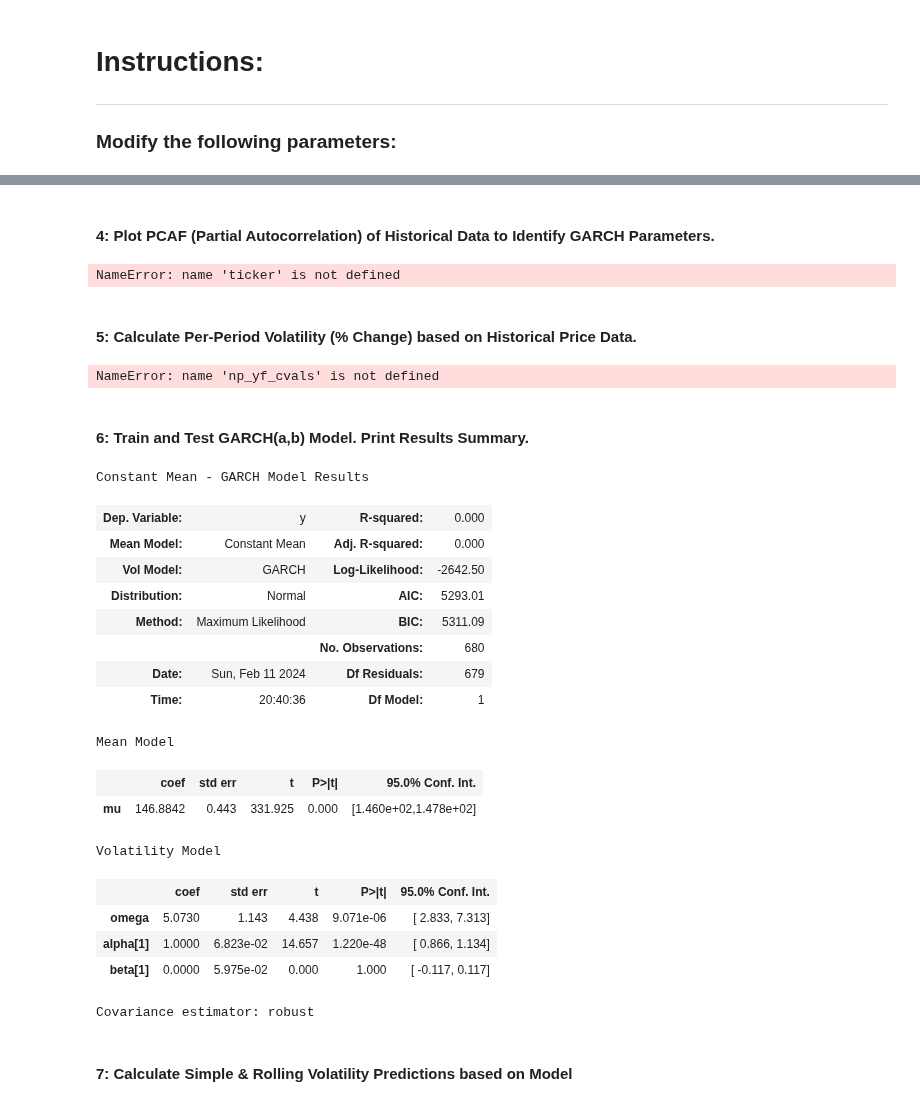
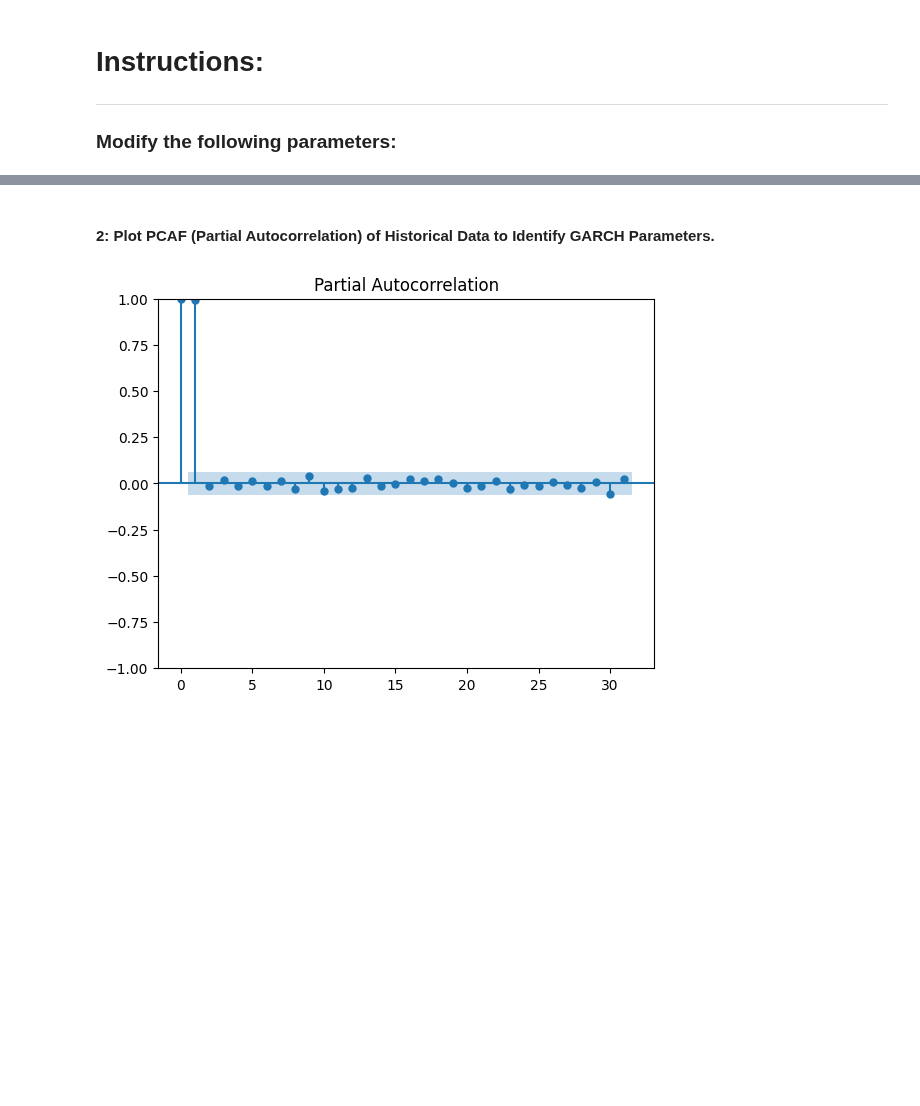
Before and after one commit to reidnclark/Multipurpose-Financial-Data-Processor-Feb-2024, a Jupyter notebook: newfinal.ipynb, the cells around one changed output, grey strips where cells are left out. Drawn from its saved outputs; the diff is of its cells as text; code cells hidden in the pictures; blank space fills up the shorter version.

```diff
--- a/newfinal.ipynb
+++ b/newfinal.ipynb
@@ -460,66 +448,15 @@ def currency_formatter(value):
 # %% [markdown]
-#### 4: Plot PCAF (Partial Autocorrelation) of Historical Data to Identify GARCH Parameters.
+#### 2: Plot PCAF (Partial Autocorrelation) of Historical Data to Identify GARCH Parameters.
-# %%
-period_input = '3y'
 # %%
 # Reset close vals to ensure data sufficiency
-yf_ticker = yf.Ticker(ticker)
+yf_ticker = yf.Ticker(ticker_input)
 yf_hist = yf_ticker.history(period=(period_input))
 pd_yf_hist = pd.DataFrame(yf_hist)
 yf_cvals = pd_yf_hist['Close']
 np_yf_cvals = np.array([yf_cvals][0])
 
 # Unhash below to show PCAF plot
-#plot_pacf(np_yf_cvals**2)
-#plt.show()
+plot_pacf(np_yf_cvals**2)
+plt.show()
 # %% [output]
-NameError: name 'ticker' is not defined
+[figure, added]
-# %% [markdown]
-#### 5: Calculate Per-Period Volatility (% Change) based on Historical Price Data.
-# %%
-# Establish variables
-n = len(np_yf_cvals)
-omega = 0.35
-alpha_1 = 0.2
-#alpha_2 = 0.2
-beta_1 = 0.4
-#beta_2 = 0.4
-
-# Compress results for n to scale large data
-test_size = int(n*0.1)
-
-# Create loop to identify volatilities (vols). Append vols to list.
-vols_list = [1]
-for i in range(n-1):
-    vol = np.sqrt(omega + alpha_1*np_yf_cvals[-1]**2 + beta_1*vols_list[-1]**2)
-    vols_list.append(vol)
-# %% [output]
-NameError: name 'np_yf_cvals' is not defined
-# %% [markdown]
-#### 6: Train and Test GARCH(a,b) Model. Print Results Summary.
-# %%
-train, test = np_yf_cvals[:-test_size], np_yf_cvals[-test_size:]
-model = arch_model(train, p=1, q=1)
-model_fit = model.fit(disp='off')
-model_fit.summary()
-# %% [output]
-Constant Mean - GARCH Model Results
-| Dep. Variable: | y | R-squared: | 0.000 |
-| Mean Model: | Constant Mean | Adj. R-squared: | 0.000 |
-| Vol Model: | GARCH | Log-Likelihood: | -2642.50 |
-| Distribution: | Normal | AIC: | 5293.01 |
-| Method: | Maximum Likelihood | BIC: | 5311.09 |
-|  |  | No. Observations: | 680 |
-| Date: | Sun, Feb 11 2024 | Df Residuals: | 679 |
-| Time: | 20:40:36 | Df Model: | 1 |
-Mean Model
-|  | coef | std err | t | P>|t| | 95.0% Conf. Int. |
-| mu | 146.8842 | 0.443 | 331.925 | 0.000 | [1.460e+02,1.478e+02] |
-Volatility Model
-|  | coef | std err | t | P>|t| | 95.0% Conf. Int. |
-| omega | 5.0730 | 1.143 | 4.438 | 9.071e-06 | [ 2.833, 7.313] |
-| alpha[1] | 1.0000 | 6.823e-02 | 14.657 | 1.220e-48 | [ 0.866, 1.134] |
-| beta[1] | 0.0000 | 5.975e-02 | 0.000 | 1.000 | [ -0.117, 0.117] |
-Covariance estimator: robust
-# %% [markdown]
-#### 7: Calculate **Simple** & **Rolling Volatility** Predictions based on Model
```
Also changed, not shown: parts of 9 cells of this notebook.
